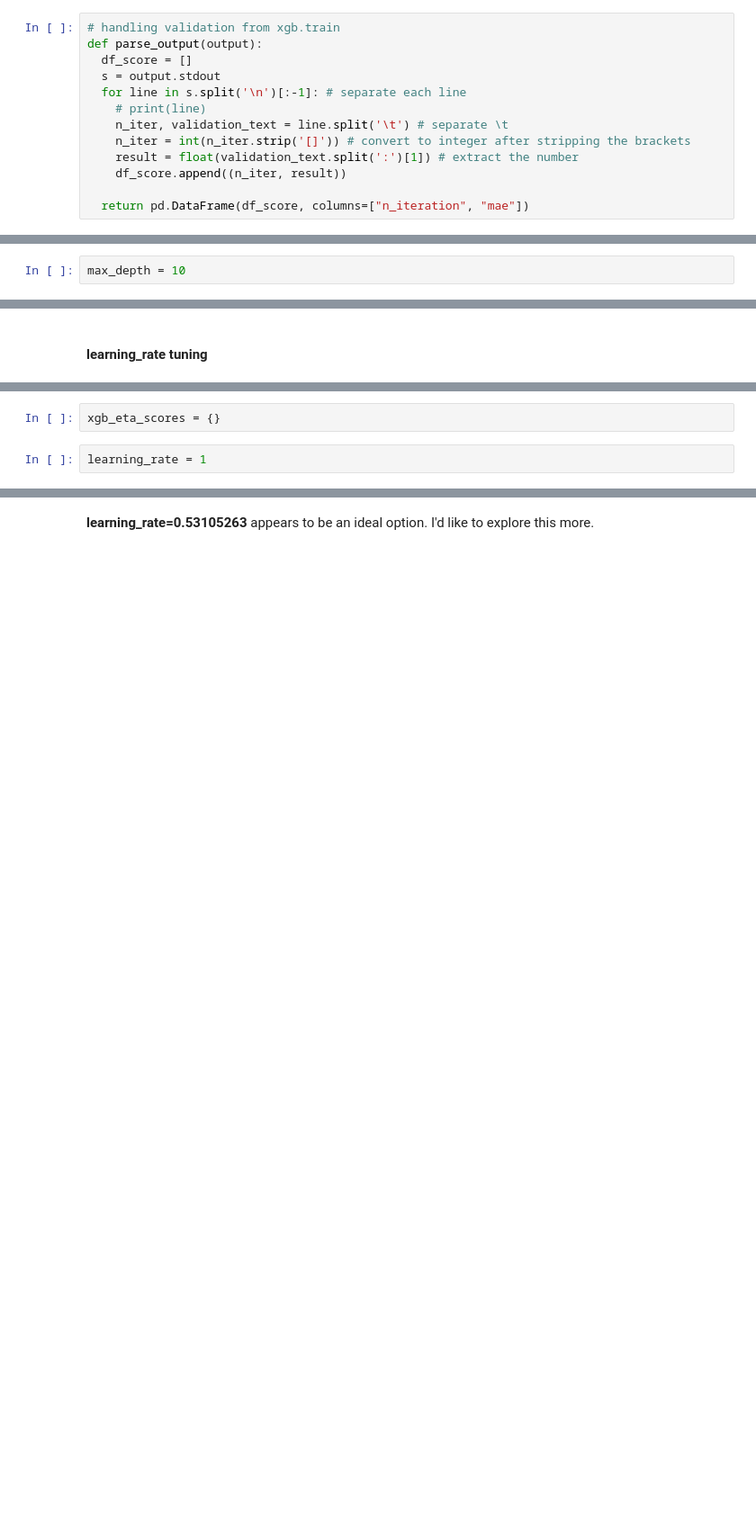
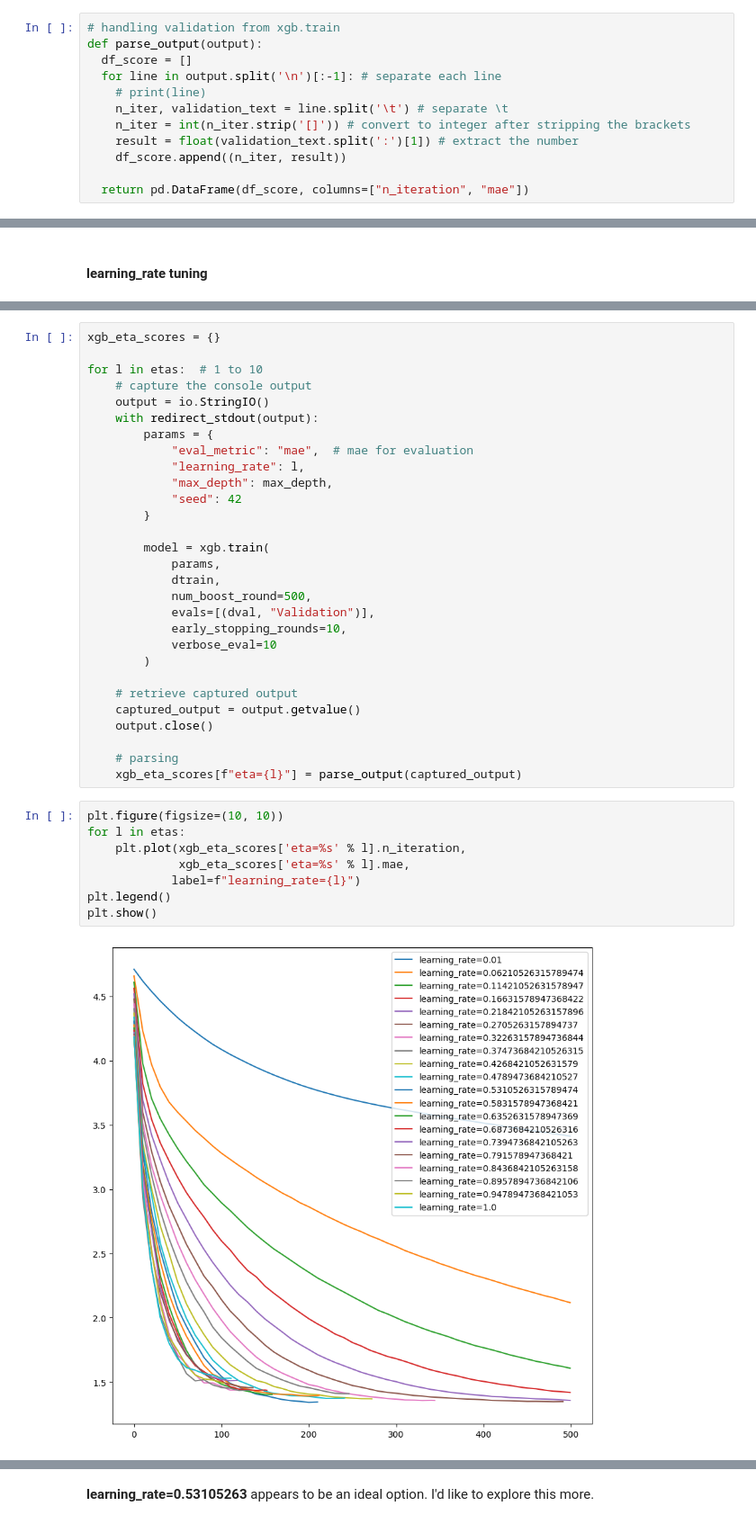
Before and after one commit to kabsmeiou/study-hours-estimator, a Jupyter notebook: notebook.ipynb, the cells around one changed output, grey strips where cells are left out. Shown at 90% size. Saved outputs shown, nothing was run; the diff lists cells and outputs as text; blank space fills up the shorter version.

```diff
--- a/notebook.ipynb
+++ b/notebook.ipynb
@@ -783,8 +784,7 @@ There's a very big difference when it comes to the mean absolute error of each r
 # handling validation from xgb.train
 def parse_output(output):
   df_score = []
-  s = output.stdout
-  for line in s.split('\n')[:-1]: # separate each line
+  for line in output.split('\n')[:-1]: # separate each line
     # print(line)
     n_iter, validation_text = line.split('\t') # separate \t
     n_iter = int(n_iter.strip('[]')) # convert to integer after stripping the brackets
@@ -796,7 +796,5 @@ def parse_output(output):
 ### XGBoost Tuning
 # %%
 xgb_scores = {} # for xgboost tuning
-# %%
-max_depth = 10
 # %% [markdown]
 #### max_depth tuning
@@ -846,4 +852,39 @@ array([0.01      , 0.06210526, 0.11421053, 0.16631579, 0.21842105,
 # %%
 xgb_eta_scores = {}
+
+for l in etas:  # 1 to 10
+    # capture the console output
+    output = io.StringIO()
+    with redirect_stdout(output):
+        params = {
+            "eval_metric": "mae",  # mae for evaluation
+            "learning_rate": l,
+            "max_depth": max_depth,
+            "seed": 42
+        }
+
+        model = xgb.train(
+            params,
+            dtrain,
+            num_boost_round=500,
+            evals=[(dval, "Validation")],
+            early_stopping_rounds=10,
+            verbose_eval=10
+        )
+
+    # retrieve captured output
+    captured_output = output.getvalue()
+    output.close()
+
+    # parsing
+    xgb_eta_scores[f"eta={l}"] = parse_output(captured_output)
 # %%
-learning_rate = 1
+plt.figure(figsize=(10, 10))
+for l in etas:
+    plt.plot(xgb_eta_scores['eta=%s' % l].n_iteration,
+             xgb_eta_scores['eta=%s' % l].mae,
+            label=f"learning_rate={l}")
+plt.legend()
+plt.show()
+# %% [output]
+[figure, added]
```
Also changed, not shown: parts of 40 cells of this notebook.
